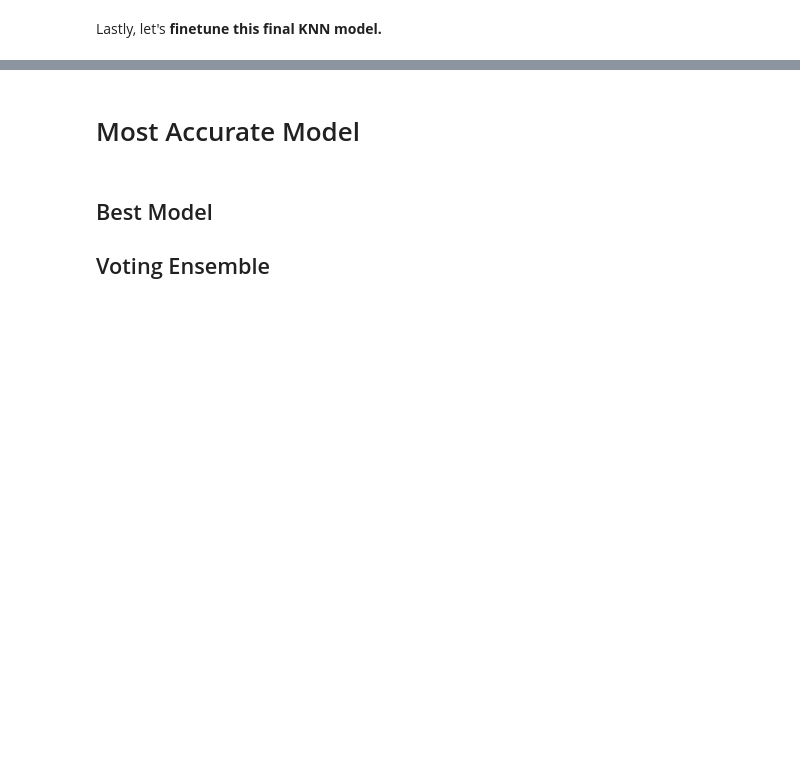
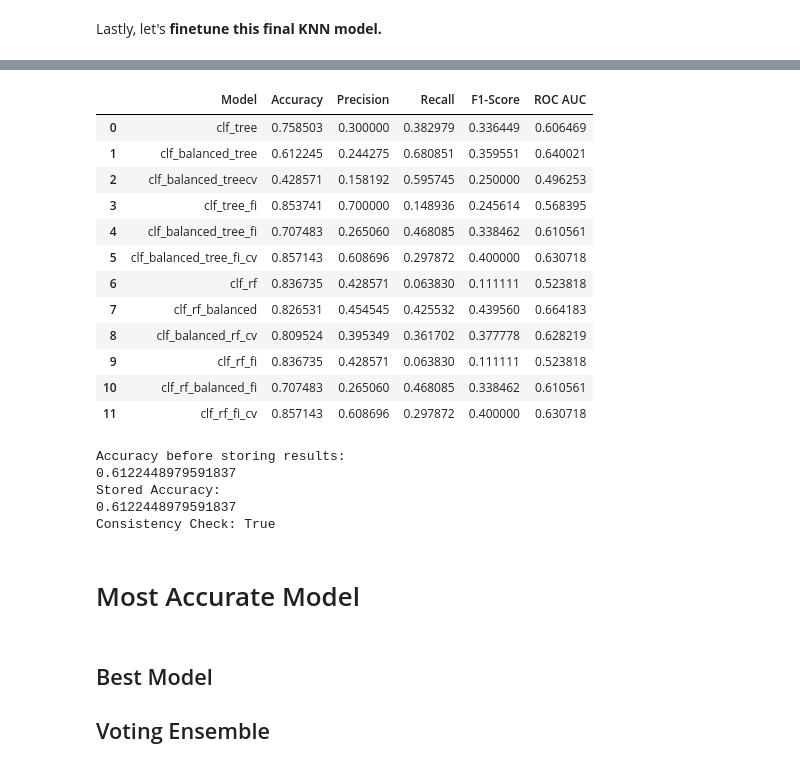
Before and after one commit to byrdwcrawford/HR_Analytics, a Jupyter notebook: HR_Model_Final.ipynb, the cells around one changed output, grey strips where cells are left out. Cells and saved outputs as stored; diff of their text form; code cells hidden in the pictures; blank space fills up the shorter version.

```diff
--- a/HR_Model_Final.ipynb
+++ b/HR_Model_Final.ipynb
@@ -1676,33 +1615,33 @@ param_grid = {
 }
 
 # Initialize the KNN classifier
-clf_knn = KNeighborsClassifier()
+clf_knn_fi_balanced_cv = KNeighborsClassifier()
 
 # Initialize GridSearchCV with the classifier and parameter grid
-grid_search = GridSearchCV(estimator=clf_knn, param_grid=param_grid,
+grid_search = GridSearchCV(estimator=clf_knn_fi_balanced_cv, param_grid=param_grid,
                            scoring='accuracy', cv=5, n_jobs=-1, verbose=1)
 
 # Fit GridSearchCV to the training data
 grid_search.fit(X_train_balanced_fi, y_train_balanced_fi)
 
 # Get the best estimator
-best_clf_knn_balanced_fi = grid_search.best_estimator_
+best_clf_knn_fi_balanced_cv = grid_search.best_estimator_
 
 # Make predictions with the best estimator
-y_pred_balanced_fi = best_clf_knn_balanced_fi.predict(X_test_fi)
+y_pred_knn_fi_balanced_cv = best_clf_knn_fi_balanced_cv.predict(X_test_fi)
 
 # Evaluate the best estimator
 print("\nAccuracy Score:")
-print(accuracy_score(y_test_fi, y_pred_balanced_fi))
-print(classification_report(y_test_fi, y_pred_balanced_fi))
+print(accuracy_score(y_test_fi, y_pred_knn_fi_balanced_cv))
+print(classification_report(y_test_fi, y_pred_knn_fi_balanced_cv))
 
 print("\nConfusion Matrix:")
-cm_knn_balanced_fi = confusion_matrix(y_test_fi, y_pred_balanced_fi)
-print(cm_knn_balanced_fi)
+cm_knn_fi_balanced_cv = confusion_matrix(y_test_fi, y_pred_knn_fi_balanced_cv)
+print(cm_knn_fi_balanced_cv)
 
 # Plot confusion matrix
 plt.figure(figsize=(8, 6))
-sns.heatmap(cm_knn_balanced_fi, annot=True, cmap='Blues', fmt='g', annot_kws={"size": 16},
+sns.heatmap(cm_knn_fi_balanced_cv, annot=True, cmap='Blues', fmt='g', annot_kws={"size": 16},
             xticklabels=['No', 'Yes'], yticklabels=['No', 'Yes'])
 plt.xlabel('Predicted')
 plt.ylabel('True')
@@ -1782,0 +1671,36 @@ final_results_table
+# %%
+tree = table_values('clf_tree', y_pred_tree)
+tree_balanced = table_values('clf_tree_balanced', y_pred_tree_balanced)
+tree_balanced_cv = table_values('clf_tree_balanced_cv', y_pred_tree_balanced_cv)
+tree_fi = table_values('clf_tree_fi', y_pred_tree_fi)
+tree_fi_balanced = table_values('clf_tree_fi_balanced', y_pred_tree_fi_balanced)
+tree_fi_balanced_cv = table_values('clf_tree_fi_balanced_cv', y_pred_tree_fi_balanced_cv)
+
+rf = table_values('clf_rf', y_pred_rf)
+rf_balanced = table_values('clf_rf_balanced', y_pred_rf_balanced)
+rf_balanced_cv = table_values('clf_rf_balanced_cv', y_pred_rf_balanced_cv)
+rf_fi = table_values('clf_rf_fi', y_pred_rf_fi)
+rf_fi_balanced = table_values('clf_rf_fi_balanced', y_pred_rf_fi_balanced)
+rf_fi_balanced_cv = table_values('clf_rf_fi_balanced_cv', y_pred_rf_fi_balanced_cv)
+
+
+knn = table_values('clf_knn', y_pred_knn)
+knn_balanced = table_values('clf_knn_balanced', y_pred_knn_balanced)
+knn_balanced_cv = table_values('clf_knn_balanced_cv', y_pred_knn_balanced_cv)
+knn_fi = table_values('clf_knn_fi', y_pred_knn_fi)
+knn_fi_balanced = table_values('clf_knn_fi_balanced', y_pred_knn_fi_balanced)
+knn_fi_balanced_cv = table_values('clf_knn_fi_balanced_cv', y_pred_knn_fi_balanced_cv)
+# %% [output]
+|  | Model | Accuracy | Precision | Recall | F1-Score | ROC AUC |
+| 0 | clf_tree | 0.758503 | 0.300000 | 0.382979 | 0.336449 | 0.606469 |
+| 1 | clf_balanced_tree | 0.612245 | 0.244275 | 0.680851 | 0.359551 | 0.640021 |
+| 2 | clf_balanced_treecv | 0.428571 | 0.158192 | 0.595745 | 0.250000 | 0.496253 |
+| 3 | clf_tree_fi | 0.853741 | 0.700000 | 0.148936 | 0.245614 | 0.568395 |
+| 4 | clf_balanced_tree_fi | 0.707483 | 0.265060 | 0.468085 | 0.338462 | 0.610561 |
+| 5 | clf_balanced_tree_fi_cv | 0.857143 | 0.608696 | 0.297872 | 0.400000 | 0.630718 |
+| 6 | clf_rf | 0.836735 | 0.428571 | 0.063830 | 0.111111 | 0.523818 |
+| 7 | clf_rf_balanced | 0.826531 | 0.454545 | 0.425532 | 0.439560 | 0.664183 |
+| 8 | clf_balanced_rf_cv | 0.809524 | 0.395349 | 0.361702 | 0.377778 | 0.628219 |
+| 9 | clf_rf_fi | 0.836735 | 0.428571 | 0.063830 | 0.111111 | 0.523818 |
+| 10 | clf_rf_balanced_fi | 0.707483 | 0.265060 | 0.468085 | 0.338462 | 0.610561 |
+| 11 | clf_rf_fi_cv | 0.857143 | 0.608696 | 0.297872 | 0.400000 | 0.630718 |
@@ -1783,3 +1728,24 @@ final_results_table
+# %%
+# After training the model and getting predictions
+print("Accuracy before storing results:")
+print(accuracy_score(y_test, y_pred_balanced))
+
+# Store results in table
+balanced_tree = table_values('clf_balanced_tree', y_pred_balanced)
+
+# Retrieve and check stored accuracy
+stored_accuracy = final_results_table.loc[final_results_table['Model'] == 'clf_balanced_tree', 'Accuracy'].values[0]
+print("Stored Accuracy:")
+print(stored_accuracy)
+
+# Direct comparison
+print("Consistency Check:", accuracy_score(y_test, y_pred_balanced) == stored_accuracy)
+# %% [output]
+Accuracy before storing results:
+0.6122448979591837
+Stored Accuracy:
+0.6122448979591837
+Consistency Check: True
 # %%
 #df_cleaned.corr()
 # %%
```
Also changed, not shown: parts of 19 cells of this notebook.
